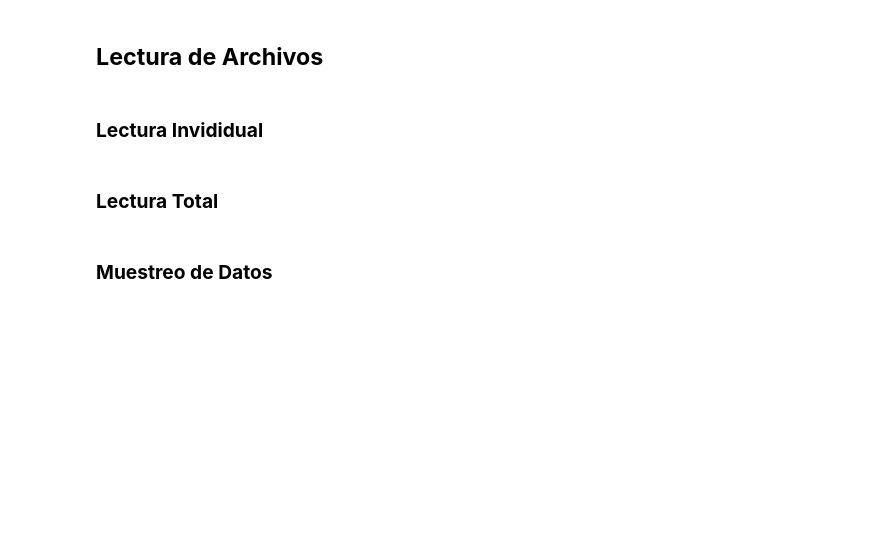
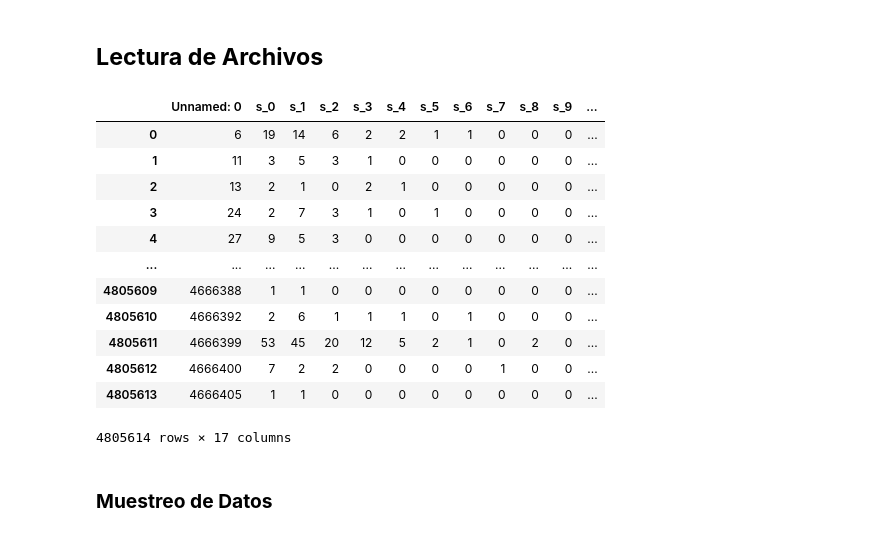
Before and after one commit to delgadoagustin/tesis, a Jupyter notebook: 1_Features.ipynb, the cells around one changed output. Saved outputs shown, nothing was run; the diff lists cells and outputs as text; code cells hidden in the pictures; blank space fills up the shorter version.

```diff
--- a/1_Features.ipynb
+++ b/1_Features.ipynb
@@ -19,4 +24,2 @@ from sklearn.decomposition import PCA
 # %% [markdown]
 ## **Lectura de Archivos**
-# %% [markdown]
-### **Lectura Invididual**
@@ -30,2 +25,0 @@ labels = pd.read_csv(folder + label_file, compression='gzip')
-# %% [markdown]
-### **Lectura Total**
@@ -51,3 +31,19 @@ labels = pd.read_csv(folder + label_file, compression='gzip')
+# %%
+data
+# %% [output]
+|  | Unnamed: 0 | s_0 | s_1 | s_2 | s_3 | s_4 | s_5 | s_6 | s_7 | s_8 | s_9 | ... |
+| 0 | 6 | 19 | 14 | 6 | 2 | 2 | 1 | 1 | 0 | 0 | 0 | ... |
+| 1 | 11 | 3 | 5 | 3 | 1 | 0 | 0 | 0 | 0 | 0 | 0 | ... |
+| 2 | 13 | 2 | 1 | 0 | 2 | 1 | 0 | 0 | 0 | 0 | 0 | ... |
+| 3 | 24 | 2 | 7 | 3 | 1 | 0 | 1 | 0 | 0 | 0 | 0 | ... |
+| 4 | 27 | 9 | 5 | 3 | 0 | 0 | 0 | 0 | 0 | 0 | 0 | ... |
+| ... | ... | ... | ... | ... | ... | ... | ... | ... | ... | ... | ... | ... |
+| 4805609 | 4666388 | 1 | 1 | 0 | 0 | 0 | 0 | 0 | 0 | 0 | 0 | ... |
+| 4805610 | 4666392 | 2 | 6 | 1 | 1 | 1 | 0 | 1 | 0 | 0 | 0 | ... |
+| 4805611 | 4666399 | 53 | 45 | 20 | 12 | 5 | 2 | 1 | 0 | 2 | 0 | ... |
+| 4805612 | 4666400 | 7 | 2 | 2 | 0 | 0 | 0 | 0 | 1 | 0 | 0 | ... |
+| 4805613 | 4666405 | 1 | 1 | 0 | 0 | 0 | 0 | 0 | 0 | 0 | 0 | ... |
+4805614 rows × 17 columns
 # %% [markdown]
 ### **Muestreo de Datos**
 # %%
```
Also changed, not shown: parts of 38 cells of this notebook, 4 other files.
